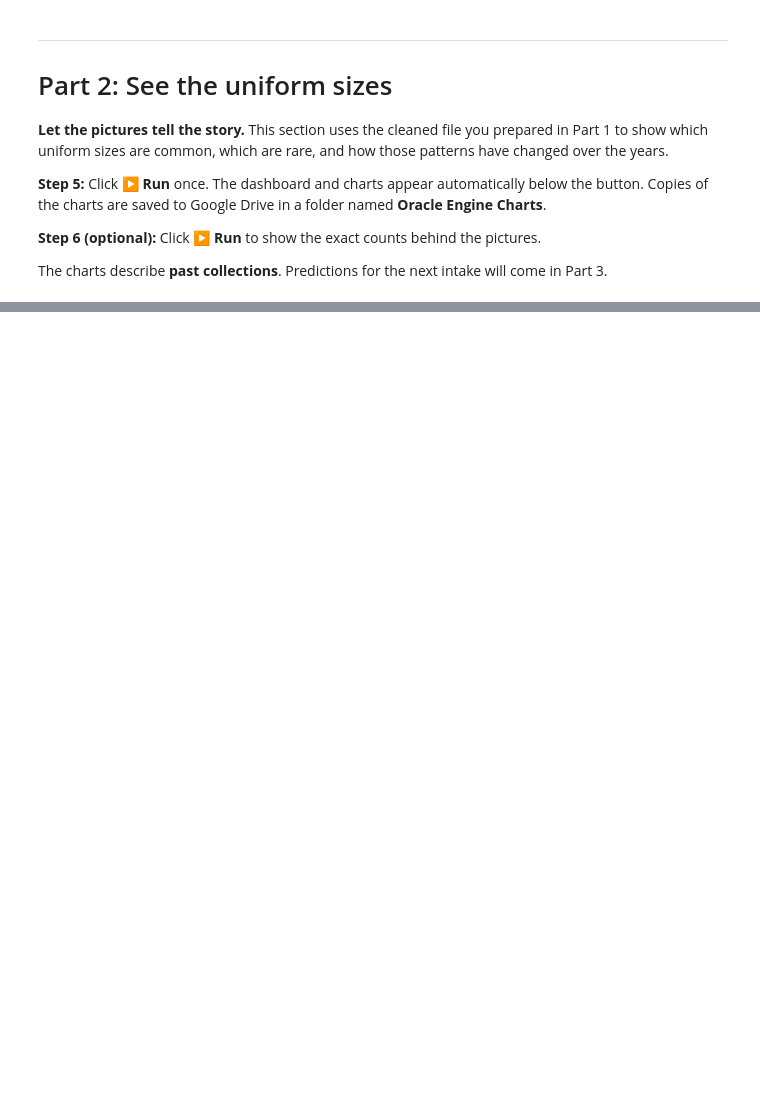
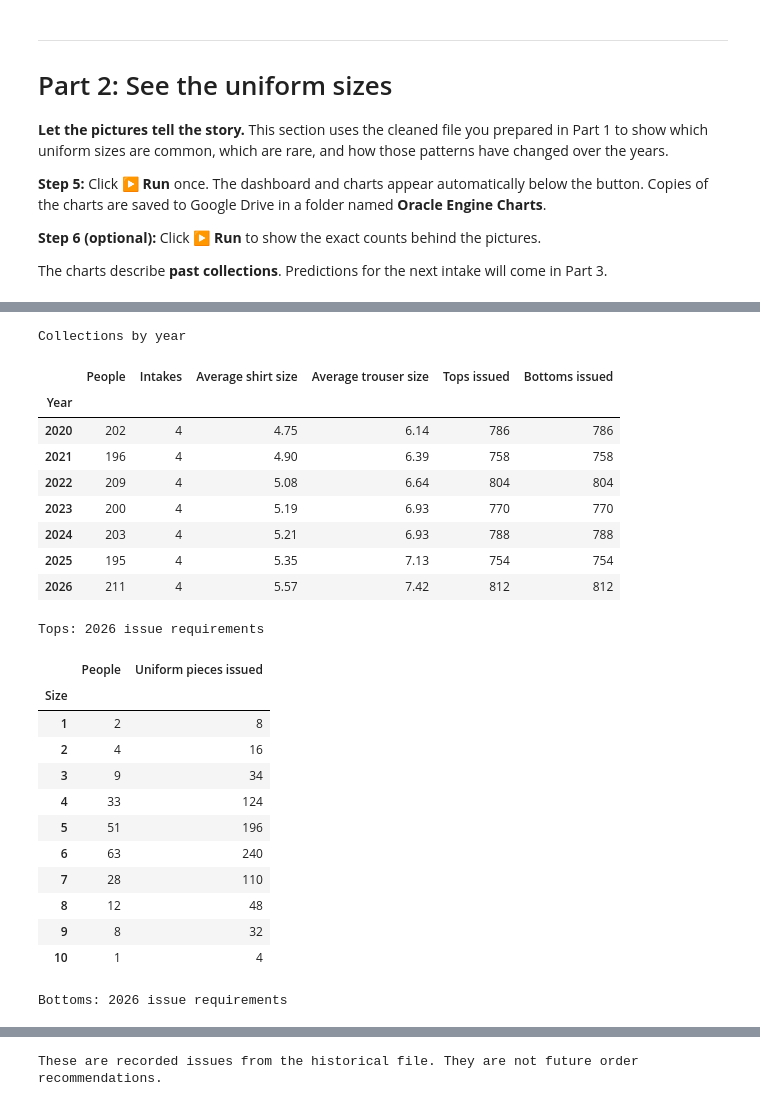
Before and after one commit to zacw-243L/Oracle-Engine-to-estimate-Unifrom-amount, a Jupyter notebook: Oracle Engine to estimate Unifrom amount.ipynb, the cells around one changed output, grey strips where cells are left out. Drawn from its saved outputs; the diff is of its cells as text; code cells hidden in the pictures; blank space fills up the shorter version.

Commit message:
Made the data tell a little story

```diff
--- a/Oracle Engine to estimate Unifrom amount.ipynb
+++ b/Oracle Engine to estimate Unifrom amount.ipynb
@@ -295,0 +550,65 @@ The charts describe **past collections**. Predictions for the next intake will c
+# %%
+# @title 6. Show the figures behind the charts (optional) { display-mode: "form", single-column: true }
+# @markdown Click **▶ Run** to see the yearly averages, the size breakdown for the latest year, and the actual number of tops and bottoms issued. You can skip this step if you only want the pictures.
+import pandas as pd
+from IPython.display import display
+
+if '_chart_data' not in globals():
+    raise RuntimeError('Please run Step 5 first to load the cleaned data.')
+
+_yearly_numbers = _chart_data.groupby('Year').agg(
+    People=('Intake', 'size'),
+    Intakes=('Intake', 'nunique'),
+    Average_Shirt_Size=('Shirt Size', 'mean'),
+    Average_Trouser_Size=('Trouser Size', 'mean'),
+    Shirts_Issued=('Shirts Issued', 'sum'),
+    Trousers_Issued=('Trousers Issued', 'sum'),
+).rename(columns={
+    'Average_Shirt_Size':'Average shirt size',
+    'Average_Trouser_Size':'Average trouser size',
+    'Shirts_Issued':'Tops issued',
+    'Trousers_Issued':'Bottoms issued',
+})
+_yearly_numbers['Average shirt size'] = _yearly_numbers['Average shirt size'].round(2)
+_yearly_numbers['Average trouser size'] = _yearly_numbers['Average trouser size'].round(2)
+print('Collections by year')
+display(_yearly_numbers)
+
+for _label, _size_col, _qty_col, _max_size in [
+    ('Tops', 'Shirt Size', 'Shirts Issued', 10),
+    ('Bottoms', 'Trouser Size', 'Trousers Issued', 14),
+]:
+    _size_data = _latest.groupby(_size_col).agg(
+        People=(_size_col,'size'),
+        Pieces=(_qty_col,'sum'),
+    ).reindex(range(1, _max_size + 1), fill_value=0)
+    _size_data.index.name = 'Size'
+    print(f'{_label}: {_recent} issue requirements')
+    display(_size_data.rename(columns={'Pieces':'Uniform pieces issued'}))
+
+print('These are recorded issues from the historical file. They are not future order recommendations.')
+# %% [output]
+Collections by year
+|  | People | Intakes | Average shirt size | Average trouser size | Tops issued | Bottoms issued |
+| Year |  |  |  |  |  |  |
+| 2020 | 202 | 4 | 4.75 | 6.14 | 786 | 786 |
+| 2021 | 196 | 4 | 4.90 | 6.39 | 758 | 758 |
+| 2022 | 209 | 4 | 5.08 | 6.64 | 804 | 804 |
+| 2023 | 200 | 4 | 5.19 | 6.93 | 770 | 770 |
+| 2024 | 203 | 4 | 5.21 | 6.93 | 788 | 788 |
+| 2025 | 195 | 4 | 5.35 | 7.13 | 754 | 754 |
+| 2026 | 211 | 4 | 5.57 | 7.42 | 812 | 812 |
+Tops: 2026 issue requirements
+|  | People | Uniform pieces issued |
+| Size |  |  |
+| 1 | 2 | 8 |
+| 2 | 4 | 16 |
+| 3 | 9 | 34 |
+| 4 | 33 | 124 |
+| 5 | 51 | 196 |
+| 6 | 63 | 240 |
+| 7 | 28 | 110 |
+| 8 | 12 | 48 |
+| 9 | 8 | 32 |
+| 10 | 1 | 4 |
+Bottoms: 2026 issue requirements
@@ -295,0 +631 @@ The charts describe **past collections**. Predictions for the next intake will c
+These are recorded issues from the historical file. They are not future order recommendations.
```
Also changed, not shown: parts of 6 cells of this notebook.
